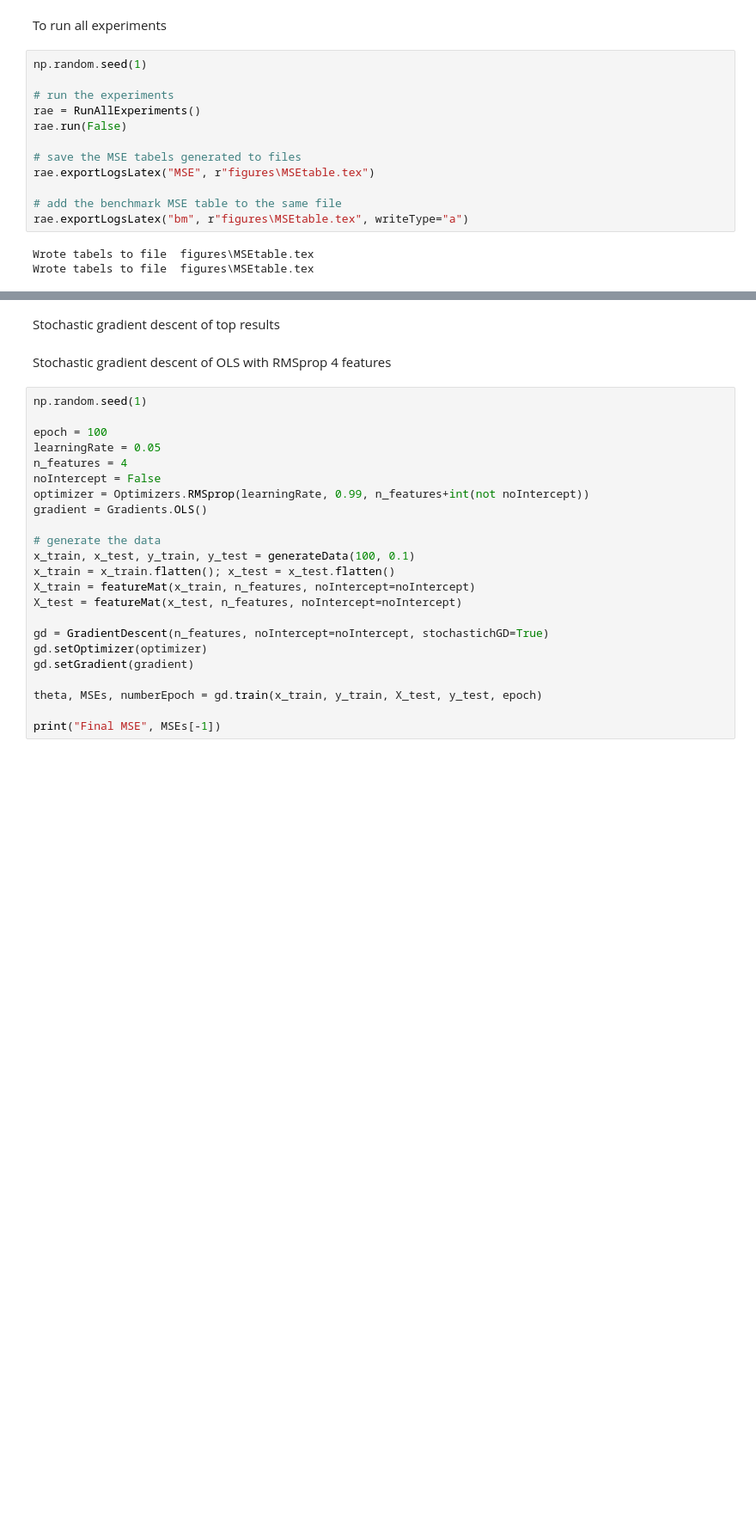
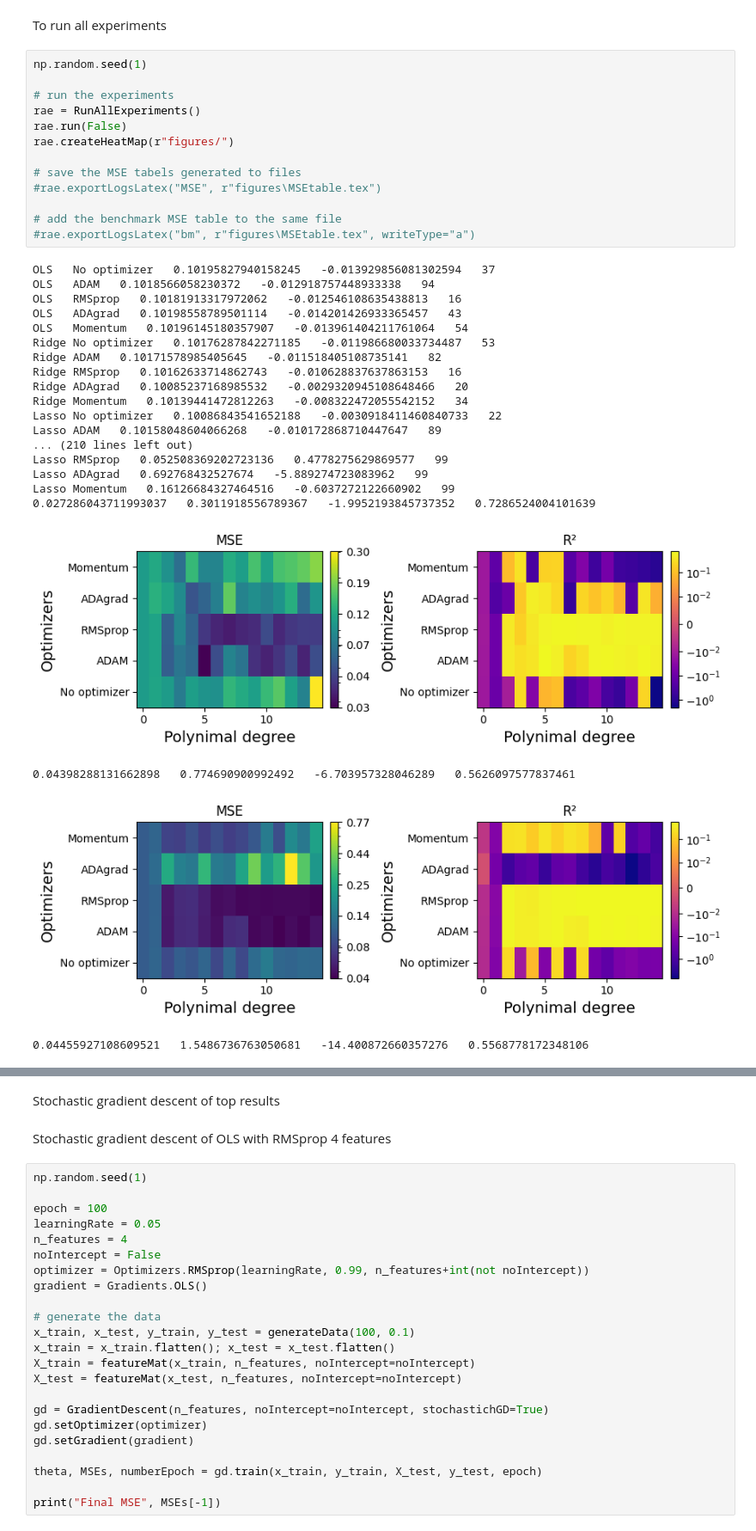
Before and after one commit to yangliu141/Exploration-of-Regression-with-the-Runge-Function, a Jupyter notebook: Code/Showcase_Notebooks/experiments.ipynb, the cells around one changed output, grey strips where cells are left out. Shown at 86% size. Cells and saved outputs as stored; diff of their text form; blank space fills up the shorter version.

Commit message:
heatmap

```diff
--- a/Code/Showcase_Notebooks/experiments.ipynb
+++ b/Code/Showcase_Notebooks/experiments.ipynb
@@ -43,15 +43,35 @@ To run all experiments
 # %%
 np.random.seed(1)
 
 # run the experiments
 rae = RunAllExperiments()
 rae.run(False)
+rae.createHeatMap(r"figures/")
 
 # save the MSE tabels generated to files
-rae.exportLogsLatex("MSE", r"figures\MSEtable.tex")
+#rae.exportLogsLatex("MSE", r"figures\MSEtable.tex")
 
 # add the benchmark MSE table to the same file
-rae.exportLogsLatex("bm", r"figures\MSEtable.tex", writeType="a")
+#rae.exportLogsLatex("bm", r"figures\MSEtable.tex", writeType="a")
 # %% [output]
-Wrote tabels to file  figures\MSEtable.tex
-Wrote tabels to file  figures\MSEtable.tex
+OLS   No optimizer   0.10195827940158245   -0.013929856081302594   37
+OLS   ADAM   0.1018566058230372   -0.012918757448933338   94
+OLS   RMSprop   0.10181913317972062   -0.012546108635438813   16
+OLS   ADAgrad   0.10198558789501114   -0.014201426933365457   43
+OLS   Momentum   0.10196145180357907   -0.013961404211761064   54
+Ridge No optimizer   0.10176287842271185   -0.011986680033734487   53
+Ridge ADAM   0.10171578985405645   -0.011518405108735141   82
+Ridge RMSprop   0.10162633714862743   -0.010628837637863153   16
+Ridge ADAgrad   0.10085237168985532   -0.0029320945108648466   20
+Ridge Momentum   0.10139441472812263   -0.008322472055542152   34
+Lasso No optimizer   0.10086843541652188   -0.0030918411460840733   22
+Lasso ADAM   0.10158048604066268   -0.010172868710447647   89
+... (210 lines left out)
+Lasso RMSprop   0.052508369202723136   0.4778275629869577   99
+Lasso ADAgrad   0.692768432527674   -5.889274723083962   99
+Lasso Momentum   0.16126684327464516   -0.6037272122660902   99
+0.027286043711993037   0.3011918556789367   -1.9952193845737352   0.7286524004101639
+[figure, added]
+0.04398288131662898   0.774690900992492   -6.703957328046289   0.5626097577837461
+[figure, added]
+0.04455927108609521   1.5486736763050681   -14.400872660357276   0.5568778172348106
```
Also changed, not shown: parts of 3 cells of this notebook, 6 other files.
